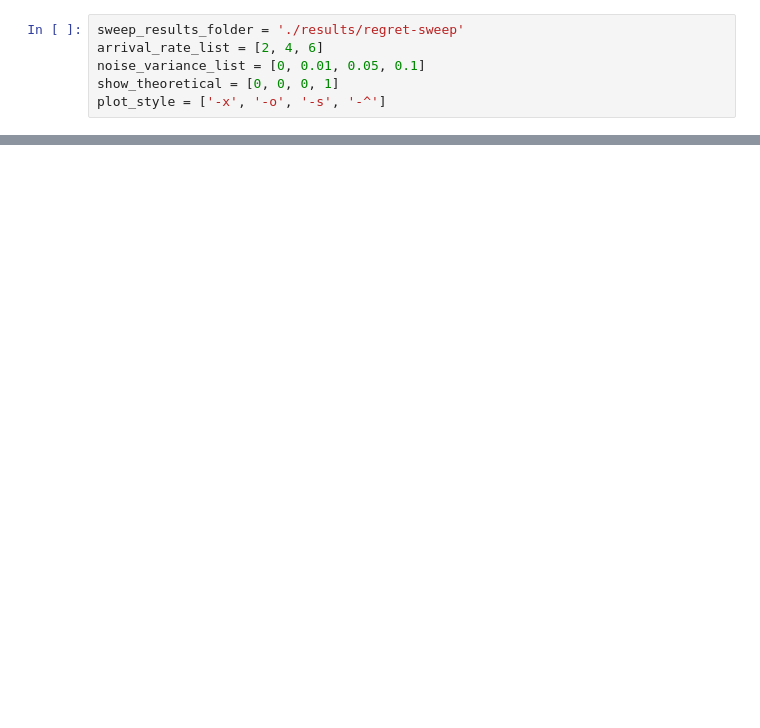
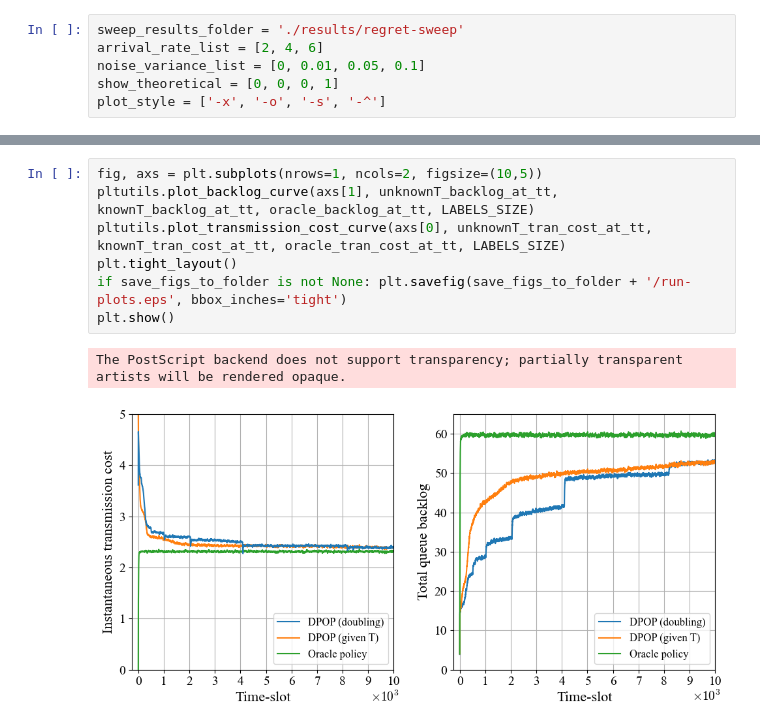
Before and after one commit to SathwikChadaga/Optimistic-DPP, a Jupyter notebook: plot_results.ipynb, the cells around one changed output, grey strips where cells are left out. Cells and saved outputs as stored; diff of their text form; blank space fills up the shorter version.

```diff
--- a/plot_results.ipynb
+++ b/plot_results.ipynb
@@ -253,0 +97,10 @@ The PostScript backend does not support transparency; partially transparent arti
+# %%
+fig, axs = plt.subplots(nrows=1, ncols=2, figsize=(10,5))
+pltutils.plot_backlog_curve(axs[1], unknownT_backlog_at_tt, knownT_backlog_at_tt, oracle_backlog_at_tt, LABELS_SIZE)
+pltutils.plot_transmission_cost_curve(axs[0], unknownT_tran_cost_at_tt, knownT_tran_cost_at_tt, oracle_tran_cost_at_tt, LABELS_SIZE)
+plt.tight_layout()
+if save_figs_to_folder is not None: plt.savefig(save_figs_to_folder + '/run-plots.eps', bbox_inches='tight')
+plt.show()
+# %% [output]
+The PostScript backend does not support transparency; partially transparent artists will be rendered opaque.
+[figure, added]
```
Also changed, not shown: parts of 13 cells of this notebook, 1 other file.
